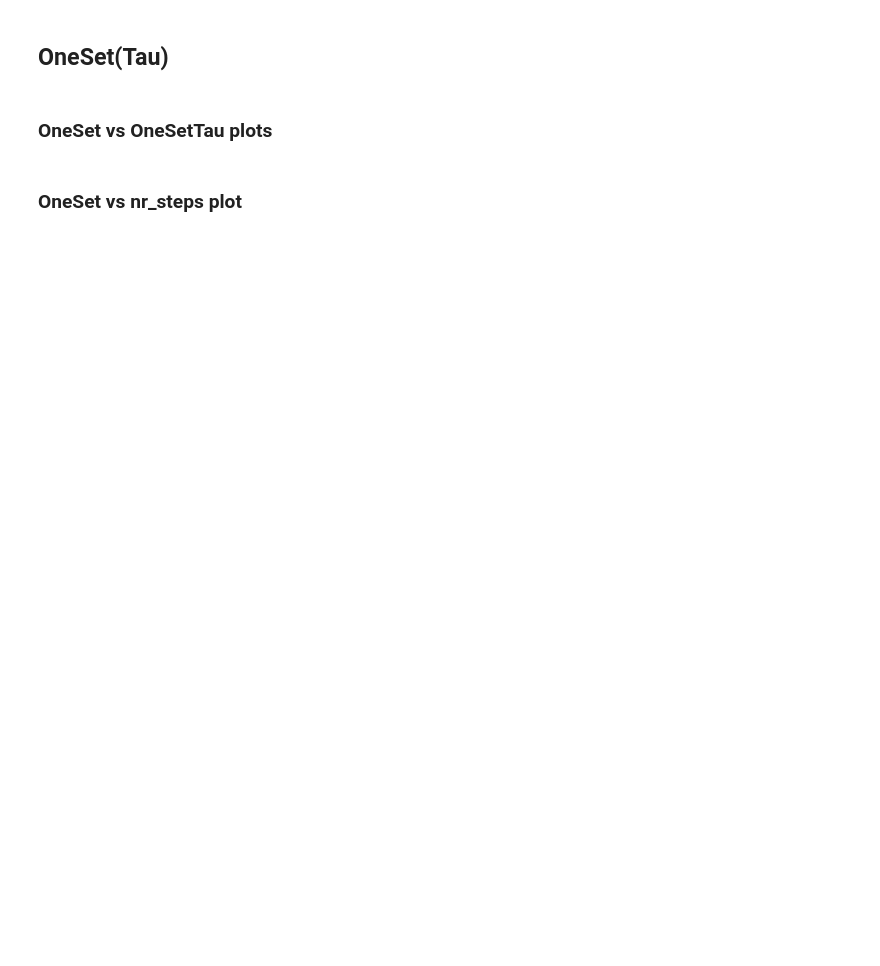
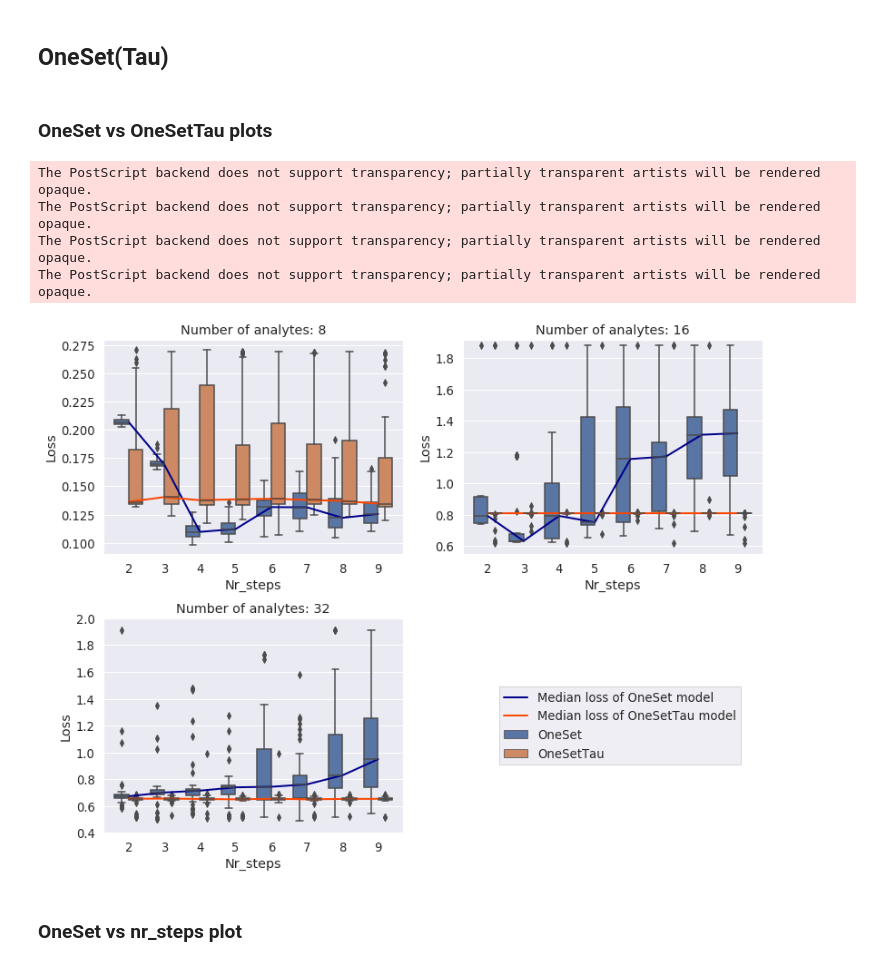
Before and after one commit to StefanBogdan/RL_liquid_chromatography, a Jupyter notebook: code/Results.ipynb, the cells around one changed output. Saved outputs shown, nothing was run; the diff lists cells and outputs as text; code cells hidden in the pictures; blank space fills up the shorter version.

```diff
--- a/code/Results.ipynb
+++ b/code/Results.ipynb
@@ -91,6 +91,7 @@ plt.rcParams.update({'font.size': 30, 'figure.figsize' : (13, 10)})
 sns.set(style="whitegrid")
 sns.set(font_scale=1.2)
 lims = [(0,0), (0,2), (1,0)]
+func = np.median
 for i in range(3):
     my_set = 8 * 2**i
     ax = plt.subplot2grid(shape=(2,4), loc=lims[i], colspan=2)
@@ -100,44 +101,50 @@ for i in range(3):
             hue='Model_type',
             x='Nr_steps',
             y='Loss',
-            showfliers=True,
+            #showfliers=True,
             order=[str(i) for i in range(2, 10)]
         )
     )
 
     (
         plt.plot(
             range(0, 8),
-            data_dist_singl[f"nr_analytes_{my_set}"].mean(1)[1:-1],
-            label="mean loss of OneSet model",
+            func(data_dist_singl[f"nr_analytes_{my_set}"], 1)[1:-1],
+            label="Median loss of OneSet model",
             linewidth=2.,
             color="darkblue")
     )
     (
         plt.plot(
             range(0, 8),
-            data_dist_singl_tau[f"nr_analytes_{my_set}"].mean(1),
-            label="mean loss of OneSetTau model",
+            func(data_dist_singl_tau[f"nr_analytes_{my_set}"], 1),
+            label="Median loss of OneSetTau model",
             linewidth=2.,
             color='orangered'
         )
     )
     if my_set == 8:
         plt.ylim((0.09, 0.28))
     if my_set == 16:
         plt.ylim((0.55, 1.92))
     if my_set == 32:
         plt.ylim((0.4, 2.))
     if i == 2:
         plt.legend(loc='center left', bbox_to_anchor=(1.3, .5),
               ncol=1, fancybox=False, shadow=False)
     else:
         ax.get_legend().remove()
     plt.title(f"Number of analytes: {my_set}")
 plt.subplots_adjust(wspace=.5, hspace=0.3)
 #plt.title(f"Distribution of final results for a set of {my_set} analytes")
 #plt.savefig(f"../results/graphs/OneSet_vs_OneSetTau/OneSet_vs_OneSetTau.png")
-#plt.savefig(f"../results/graphs/OneSet_vs_OneSetTau/OneSet_vs_OneSetTau.eps", format='eps')
+plt.savefig(f"../results/graphs/OneSet_vs_OneSetTau/OneSet_vs_OneSetTau.eps", format='eps',  bbox_inches='tight')
+# %% [output]
+The PostScript backend does not support transparency; partially transparent artists will be rendered opaque.
+The PostScript backend does not support transparency; partially transparent artists will be rendered opaque.
+The PostScript backend does not support transparency; partially transparent artists will be rendered opaque.
+The PostScript backend does not support transparency; partially transparent artists will be rendered opaque.
+[figure, added]
 # %% [markdown]
 ### OneSet vs nr_steps plot
 # %%
```
Also changed, not shown: parts of 34 cells of this notebook, 3 other files.
